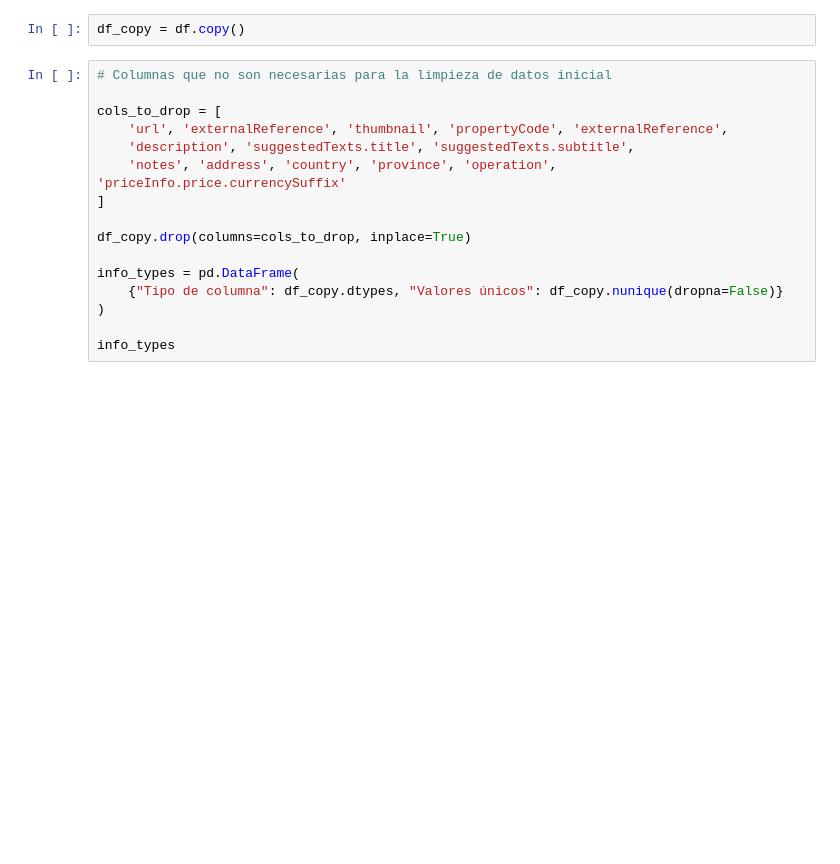
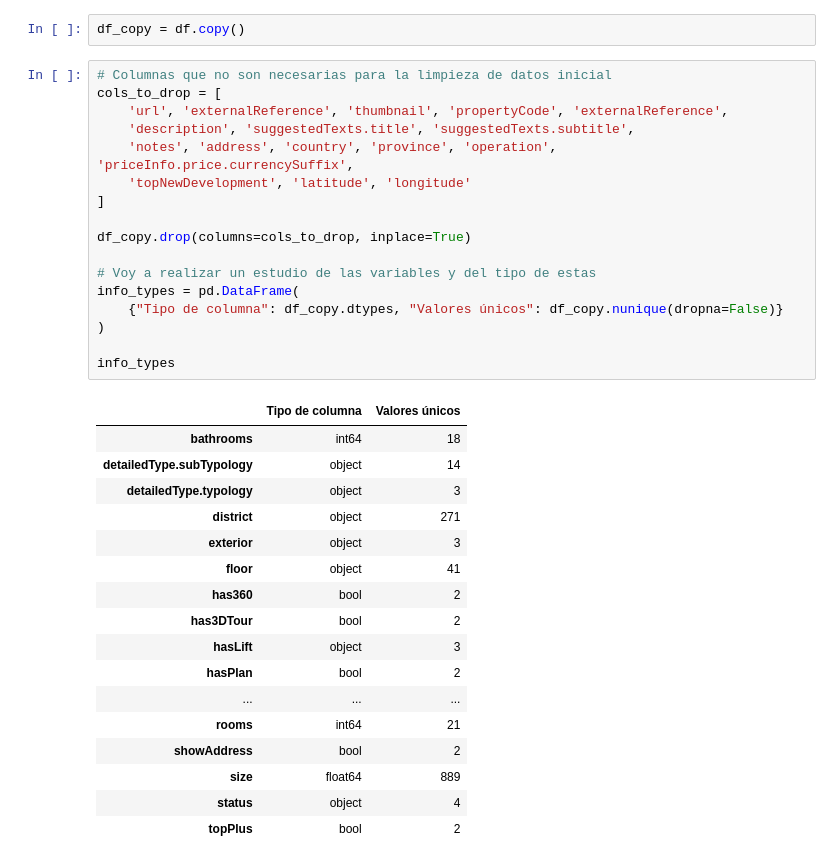
Before and after one commit to guille1006/TFM, a Jupyter notebook: TFM_procesamiento.ipynb, the cells around one changed output. Cells and saved outputs as stored; diff of their text form; blank space fills up the shorter version.

```diff
--- a/TFM_procesamiento.ipynb
+++ b/TFM_procesamiento.ipynb
@@ -28,17 +10,36 @@ df.head(15)
 df_copy = df.copy()
 # %%
 # Columnas que no son necesarias para la limpieza de datos inicial
-
 cols_to_drop = [
     'url', 'externalReference', 'thumbnail', 'propertyCode', 'externalReference',
     'description', 'suggestedTexts.title', 'suggestedTexts.subtitle',
-    'notes', 'address', 'country', 'province', 'operation', 'priceInfo.price.currencySuffix'
+    'notes', 'address', 'country', 'province', 'operation', 'priceInfo.price.currencySuffix',
+    'topNewDevelopment', 'latitude', 'longitude'
 ]
 
 df_copy.drop(columns=cols_to_drop, inplace=True)
 
+# Voy a realizar un estudio de las variables y del tipo de estas
 info_types = pd.DataFrame(
     {"Tipo de columna": df_copy.dtypes, "Valores únicos": df_copy.nunique(dropna=False)}
 )
 
 info_types
+# %% [output]
+|  | Tipo de columna | Valores únicos |
+| bathrooms | int64 | 18 |
+| detailedType.subTypology | object | 14 |
+| detailedType.typology | object | 3 |
+| district | object | 271 |
+| exterior | object | 3 |
+| floor | object | 41 |
+| has360 | bool | 2 |
+| has3DTour | bool | 2 |
+| hasLift | object | 3 |
+| hasPlan | bool | 2 |
+| ... | ... | ... |
+| rooms | int64 | 21 |
+| showAddress | bool | 2 |
+| size | float64 | 889 |
+| status | object | 4 |
+| topPlus | bool | 2 |
```
Also changed, not shown: parts of 13 cells of this notebook, 1 other file.
